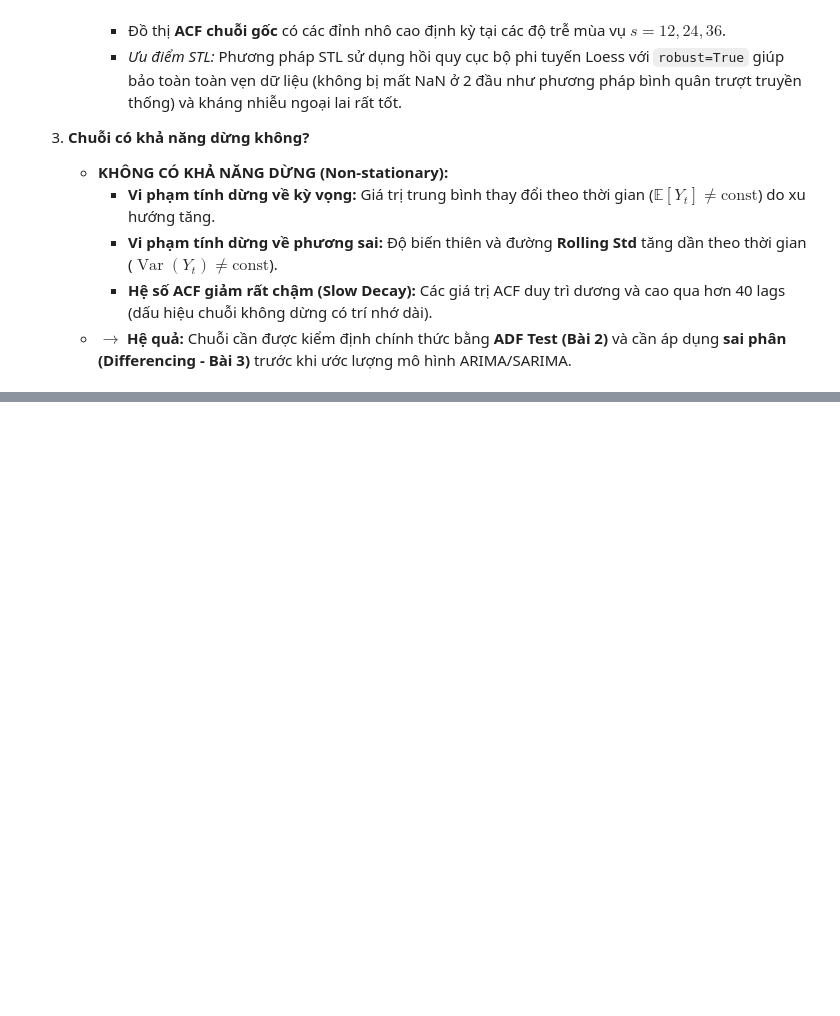
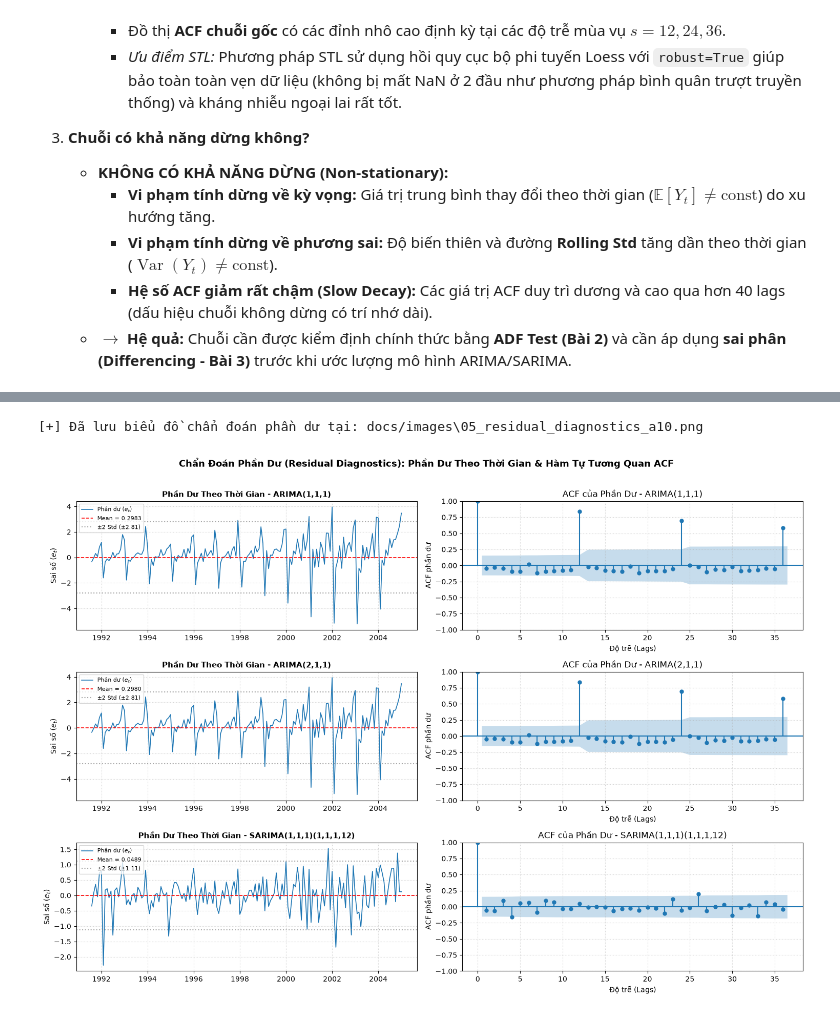
Before and after one commit to ZojithichIT/Lab2_Timeseries, a Jupyter notebook: scripts/main.ipynb, the cells around one changed output, grey strips where cells are left out. Drawn from its saved outputs; the diff is of its cells as text; code cells hidden in the pictures; blank space fills up the shorter version.

```diff
--- a/scripts/main.ipynb
+++ b/scripts/main.ipynb
@@ -219,0 +850,60 @@ Dựa trên các phân tích và biểu đồ trực quan ở trên, ta có kế
+# %%
+# 3. Chẩn đoán phần dư: Đồ thị phần dư theo thời gian, ACF phần dư và kiểm định Ljung-Box
+from statsmodels.stats.diagnostic import acorr_ljungbox
+
+img_dir = 'docs/images' if os.path.exists('docs/images') else '../docs/images'
+os.makedirs(img_dir, exist_ok=True)
+
+fig, axes = plt.subplots(len(fitted_models), 2, figsize=(15, 10.5))
+
+diag_records = []
+for idx, (name, res) in enumerate(fitted_models.items()):
+    # Bỏ quan sát đầu tiên do sai phân bậc 1
+    resid = res.resid.iloc[1:]
+    r_mean = resid.mean()
+    r_std = resid.std()
+
+    # 1. Vẽ đồ thị phần dư theo thời gian
+    axes[idx, 0].plot(resid.index, resid, color='#1f77b4', linewidth=1.2, label='Phần dư ($e_t$)')
+    axes[idx, 0].axhline(0, color='red', linestyle='--', linewidth=1.2, label=f'Mean = {r_mean:.4f}')
+    axes[idx, 0].axhline(2 * r_std, color='gray', linestyle=':', alpha=0.7, label=f'±2 Std (±{2*r_std:.2f})')
+    axes[idx, 0].axhline(-2 * r_std, color='gray', linestyle=':', alpha=0.7)
+    axes[idx, 0].set_title(f'Phần Dư Theo Thời Gian - {name}', fontsize=11, fontweight='bold')
+    axes[idx, 0].set_ylabel('Sai số ($e_t$)', fontsize=10)
+    axes[idx, 0].grid(True, linestyle=':', alpha=0.6)
+    axes[idx, 0].legend(loc='upper left', fontsize=8)
+
+    # 2. Vẽ ACF của phần dư
+    plot_acf(resid, lags=36, ax=axes[idx, 1], alpha=0.05, title=f'ACF của Phần Dư - {name}')
+    axes[idx, 1].set_xlabel('Độ trễ (Lags)', fontsize=10)
+    axes[idx, 1].set_ylabel('ACF phần dư', fontsize=10)
+    axes[idx, 1].grid(True, linestyle=':', alpha=0.6)
+
+    # 3. Kiểm định Ljung-Box tại các độ trễ quan trọng (Lag 1, 6, 12, 24)
+    lb_test = acorr_ljungbox(resid, lags=[1, 6, 12, 24], return_df=True)
+    p_val_lag1 = lb_test.loc[1, 'lb_pvalue']
+    p_val_lag12 = lb_test.loc[12, 'lb_pvalue']
+
+    diag_records.append({
+        "Mô hình": name,
+        "Mean phần dư": round(r_mean, 4),
+        "Mean ≈ 0?": "Thỏa mãn (≈ 0)" if abs(r_mean) < 0.15 else "Không thỏa mãn",
+        "Std phần dư": round(r_std, 4),
+        "Ljung-Box p-val (Lag 1)": f"{p_val_lag1:.4f}",
+        "Ljung-Box p-val (Lag 12)": f"{p_val_lag12:.4e}",
+        "Đạt White Noise?": "Đạt White Noise" if p_val_lag12 > 0.05 else "Chưa đạt (Còn mùa vụ tại lag 12)"
+    })
+
+plt.suptitle('Chẩn Đoán Phần Dư (Residual Diagnostics): Phần Dư Theo Thời Gian & Hàm Tự Tương Quan ACF', fontsize=13, fontweight='bold', y=1.01)
+plt.tight_layout()
+diag_img_path = os.path.join(img_dir, '05_residual_diagnostics_a10.png')
+plt.savefig(diag_img_path, dpi=300, bbox_inches='tight')
+print(f"[+] Đã lưu biểu đồ chẩn đoán phần dư tại: {diag_img_path}")
+plt.show()
+
+# Hiển thị bảng tổng hợp kiểm định phần dư
+diag_summary_df = pd.DataFrame(diag_records)
+display(diag_summary_df)
+# %% [output]
+[+] Đã lưu biểu đồ chẩn đoán phần dư tại: docs/images\05_residual_diagnostics_a10.png
+[figure, added]
```
Also changed, not shown: parts of 35 cells of this notebook, 13 other files.
